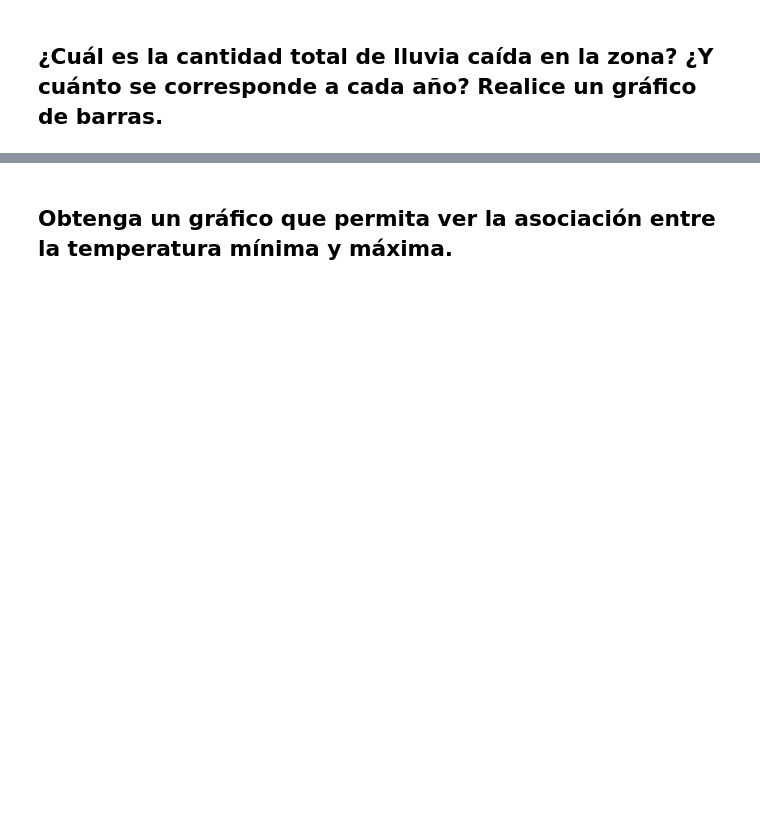
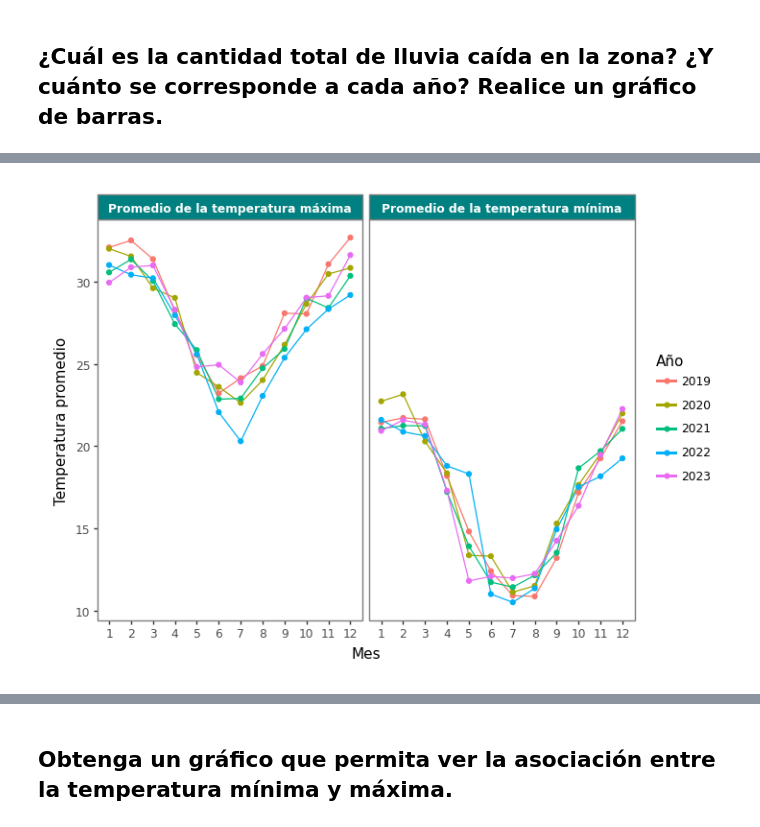
Before and after one commit to luciacordoba14/TP1-Python, a Jupyter notebook: Codigo.ipynb, the cells around one changed output, grey strips where cells are left out. Saved outputs shown, nothing was run; the diff lists cells and outputs as text; code cells hidden in the pictures; blank space fills up the shorter version.

```diff
--- a/Codigo.ipynb
+++ b/Codigo.ipynb
@@ -137,0 +189,59 @@ falta interpretar
+# %%
+datos_temp_mes = (
+    datos
+    .group_by("mes", "anio")
+    .agg(
+        pl.col("t_min")
+        .mean()
+        .alias("Promedio de la temperatura mínima"),
+        pl.col("t_max")
+        .mean()
+        .alias("Promedio de la temperatura máxima"),
+        pl.col("fecha").min()
+        )
+        .sort("anio", "mes")
+)
+datos_temp_mes
+
+# Para poder graficar ambas temperaturas promedios usando facet_wrap() es necesario que
+# haya una columna que indique si la temperatura es máxima o mínima por lo que es necesario
+# que las temperaturas promedios se encuentren en una misma columna, es decir, hay que
+# pasarlo a formato largo
+
+datos_temp_mes_largo = (
+    datos_temp_mes
+    .unpivot(
+        index = ["mes", "anio"],
+        on = ["Promedio de la temperatura mínima", "Promedio de la temperatura máxima"],
+        variable_name = "tipo",
+        value_name = "promedio_t"
+    )
+)
+
+(
+ggplot(datos_temp_mes_largo) +
+aes(
+    x = "mes",
+    y = "promedio_t",
+    color = "factor(anio)"
+    ) +
+geom_line() +
+geom_point() +
+facet_wrap("~tipo") +
+scale_x_continuous(breaks = range(1, 13)) +
+theme_bw() +
+labs(
+    x = "Mes",
+    y = "Temperatura promedio",
+    color = "Año"
+    ) +
+theme(
+    figure_size=(7, 5),
+    panel_grid_minor = element_blank(),
+    panel_grid_major = element_blank(),
+    strip_background = element_rect(fill = "teal", color = None),
+    strip_text = element_text(color = "white", weight = "bold")
+    )
+)
+# %% [output]
+[figure, added]
```
Also changed, not shown: parts of 43 cells of this notebook.
